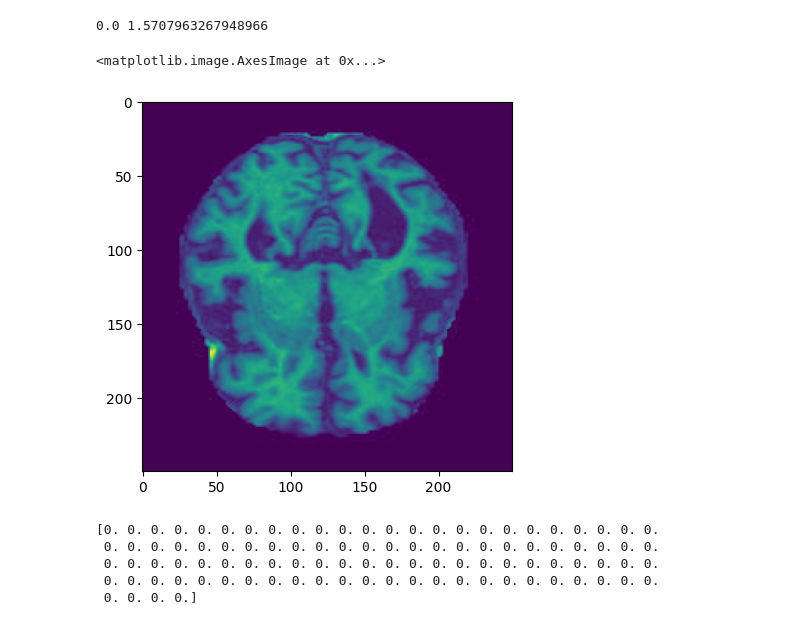
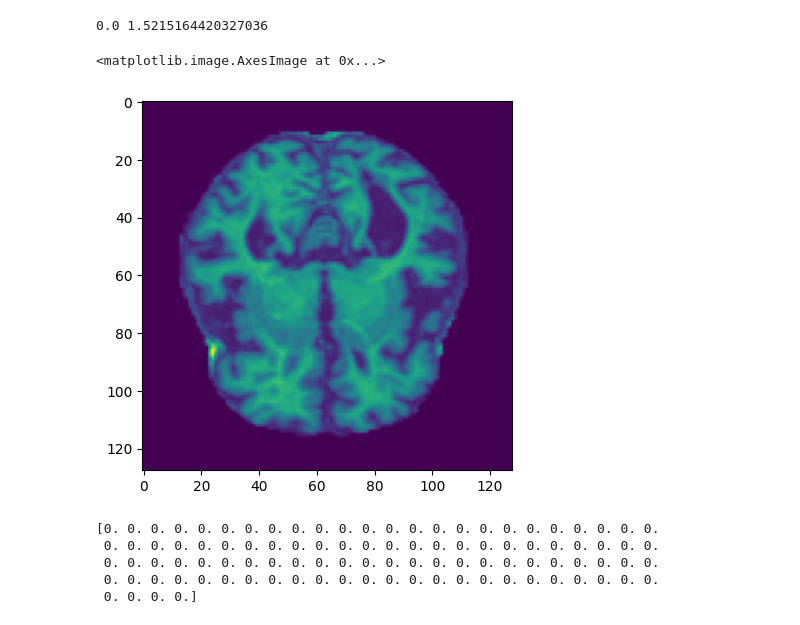
Before and after one commit to PrinceJavier/qnt_alzmrs_pred, a Jupyter notebook: get_theta_rep.ipynb, the cells around one changed output. Cells and saved outputs as stored; diff of their text form; code cells hidden in the pictures.

```diff
--- a/get_theta_rep.ipynb
+++ b/get_theta_rep.ipynb
@@ -27,14 +30,18 @@ def load_transform(filepath,
 # %%
-filepath = "data/train/MildDemented/mildDem0.jpg"
+# Unflattened
 img = load_transform(filepath,
-                     img_size = (250, 250),
+                     img_size = (128, 128),
                      conv_to_theta=True,
                      flatten=False
                     )
+
+np.save('sample_matrix.npy', img)
+img = np.load('sample_matrix.npy')
+
 print(img.min(), img.max())
-plt.imshow(img)
+plt.imshow( np.around(img, 6))
 # %% [output]
-0.0 1.5707963267948966
+0.0 1.5215164420327036
 <matplotlib.image.AxesImage at 0x...>
-[figure, old version]
+[figure, new version]
 # %%
```
Also changed, not shown: parts of 2 cells of this notebook.
